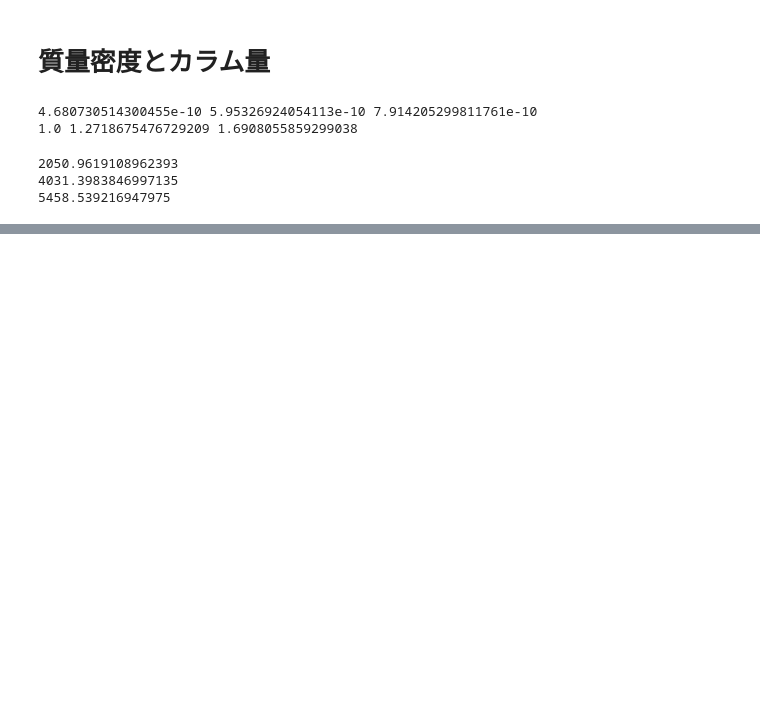
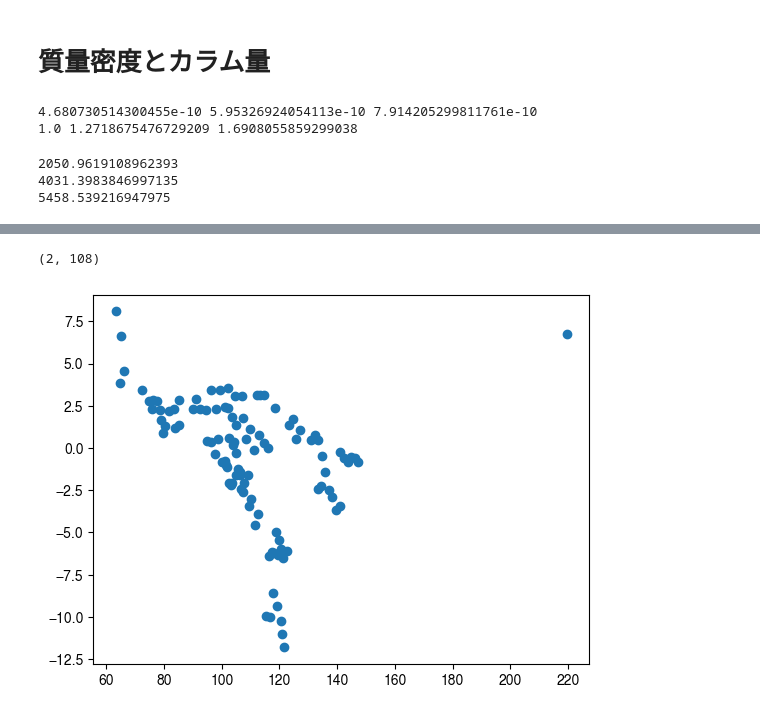
Before and after one commit to ShinnosukeSatoh/HST_Jupiter_footprints, a Jupyter notebook: sample_viewer.ipynb, the cells around one changed output, grey strips where cells are left out. Saved outputs shown, nothing was run; the diff lists cells and outputs as text; code cells hidden in the pictures; blank space fills up the shorter version.

```diff
--- a/sample_viewer.ipynb
+++ b/sample_viewer.ipynb
@@ -294,0 +378,18 @@ print(rho1_3)
+# %%
+obs_bon17 = np.loadtxt('data/Bon17_leadangle.txt')
+print(obs_bon17.shape)
+b17_moonS3 = obs_bon17[0,:]
+b17_efpNlon = obs_bon17[1,:]
+
+b17_efpNlonEQ = np.zeros(b17_efpNlon.shape)
+for i in range(b17_efpNlonEQ.size):
+    b17_efpNlonEQ[i] = ftpS3.ftpS3().S3EQ(b17_efpNlon[i], satoval, 'EUROPA')
+
+b17_leadA_N = b17_moonS3 - b17_efpNlon
+
+plt.scatter(b17_moonS3, b17_leadA_N)
+# plt.ylim(-20,20)
+plt.show()
+# %% [output]
+(2, 108)
+[figure, added]
```
Also changed, not shown: parts of 8 cells of this notebook, 3 other files.
